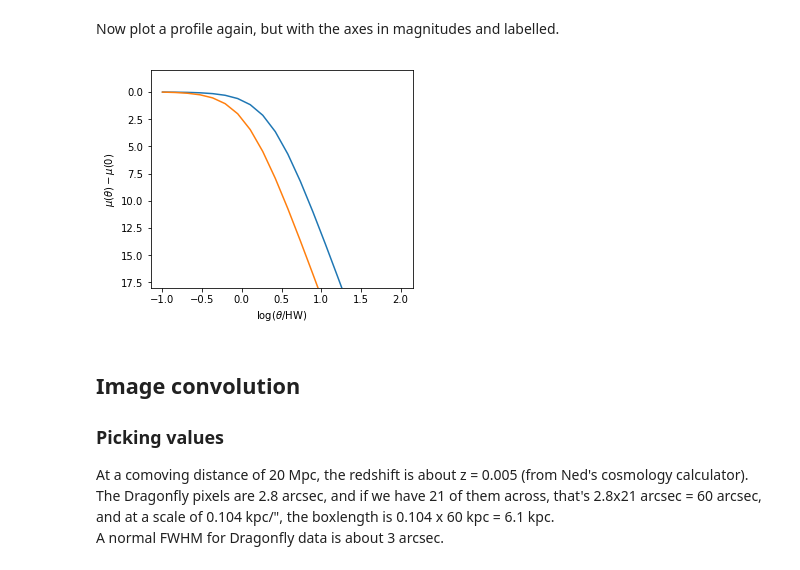
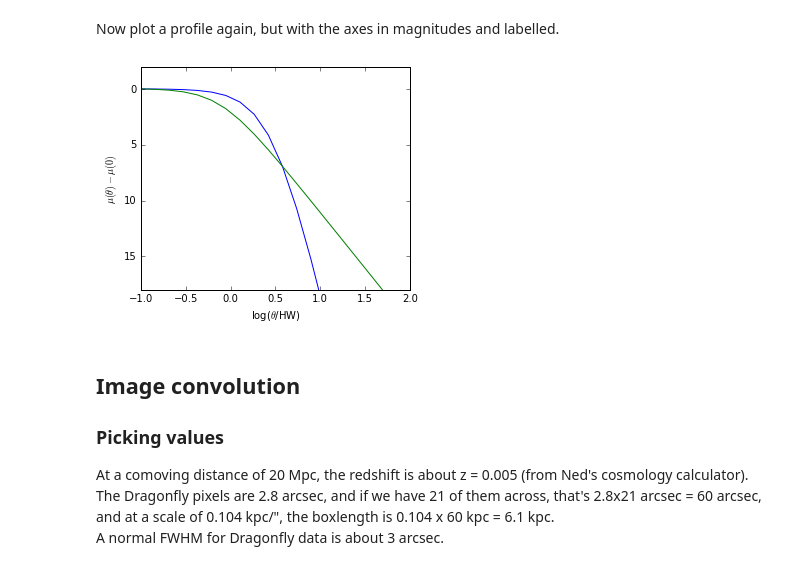
Before and after one commit to lokhorst/HalphaScripts, a Jupyter notebook: EagleSimScripts/psf_image_conv_TESTING.ipynb, the cells around one changed output. Drawn from its saved outputs; the diff is of its cells as text; code cells hidden in the pictures.

```diff
--- a/EagleSimScripts/psf_image_conv_TESTING.ipynb
+++ b/EagleSimScripts/psf_image_conv_TESTING.ipynb
@@ -21,31 +21,31 @@ Now plot a profile again, but with the axes in magnitudes and labelled.
 # %%
 theta = 10.0**np.linspace(-1.0, 2.0, 20)
 fwhm = 2
-flux = moffat(theta, fwhm, beta=4)
-mags = 2.5*np.log10(flux[0])-2.5*np.log10(flux)  # One moffat
+flux1 = moffat(theta, fwhm, beta=7)
+mags1 = 2.5*np.log10(flux1[0])-2.5*np.log10(flux1)  # One moffat
 
-plt.plot(np.log10(theta), mags)
+plt.plot(np.log10(theta), mags1)
 
 theta = 10.0**np.linspace(-1.0, 2.0, 20)
 fwhm = 1
-flux = moffat(theta, fwhm, beta=4)
-mags = 2.5*np.log10(flux[0])-2.5*np.log10(flux)  # One moffat
+flux2 = moffat(theta, fwhm, beta=2)
+mags2 = 2.5*np.log10(flux2[0])-2.5*np.log10(flux2)  # One moffat
 
-plt.plot(np.log10(theta), mags)
+plt.plot(np.log10(theta), mags2)
 
 # Ignore Unicode equal comparison warnings
 with warnings.catch_warnings():
     warnings.simplefilter("ignore")
     plt.gca().set_ylim(ymin=-2)
     plt.gca().set_ylim(ymax=18)
     xl0,xl1 = plt.gca().get_xlim()
     yl0,yl1 = plt.gca().get_ylim()
     plt.gca().set_aspect(0.83*(xl1-xl0)/(yl1-yl0))
     plt.gca().set_xlabel(r'log($\theta$/HW)')
     plt.gca().set_ylabel(r'$\mu(\theta) - \mu(0)$')
     plt.gca().invert_yaxis()
 # %% [output]
-[figure, old version]
+[figure, new version]
 # %% [markdown]
 ## Image convolution
 
```
Also changed, not shown: parts of 1 cell of this notebook, 5 other files.
